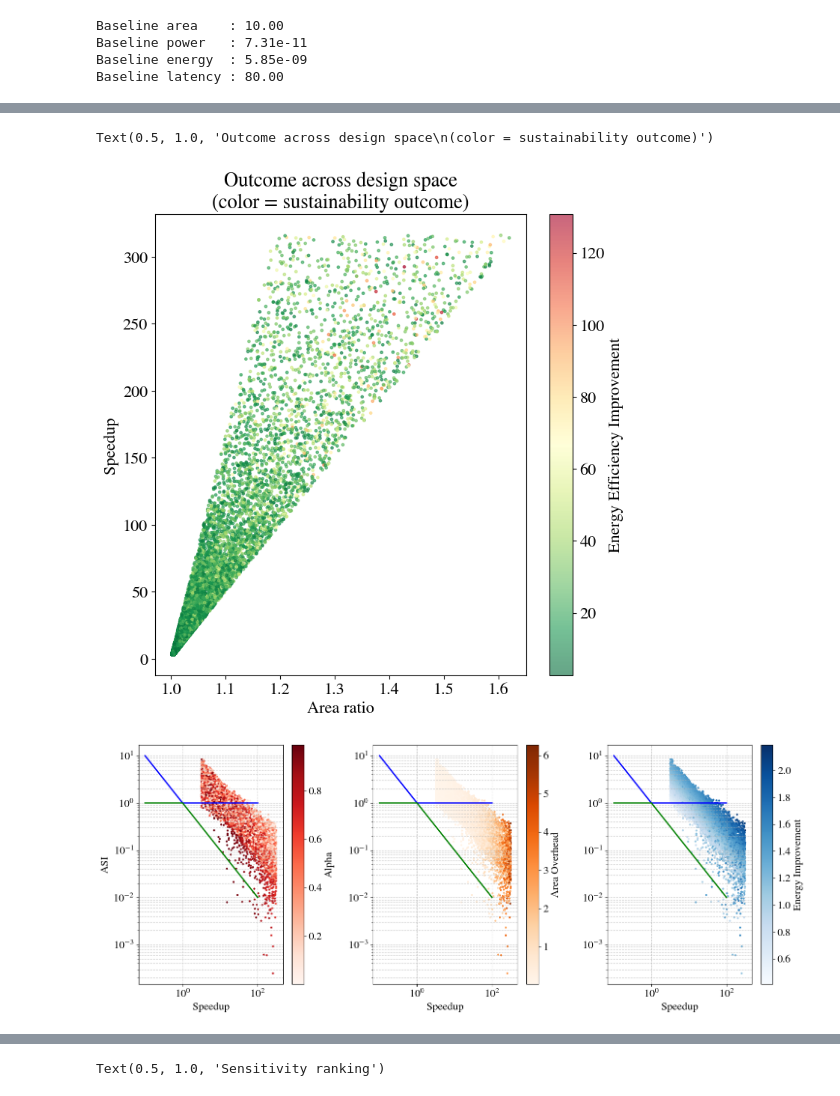
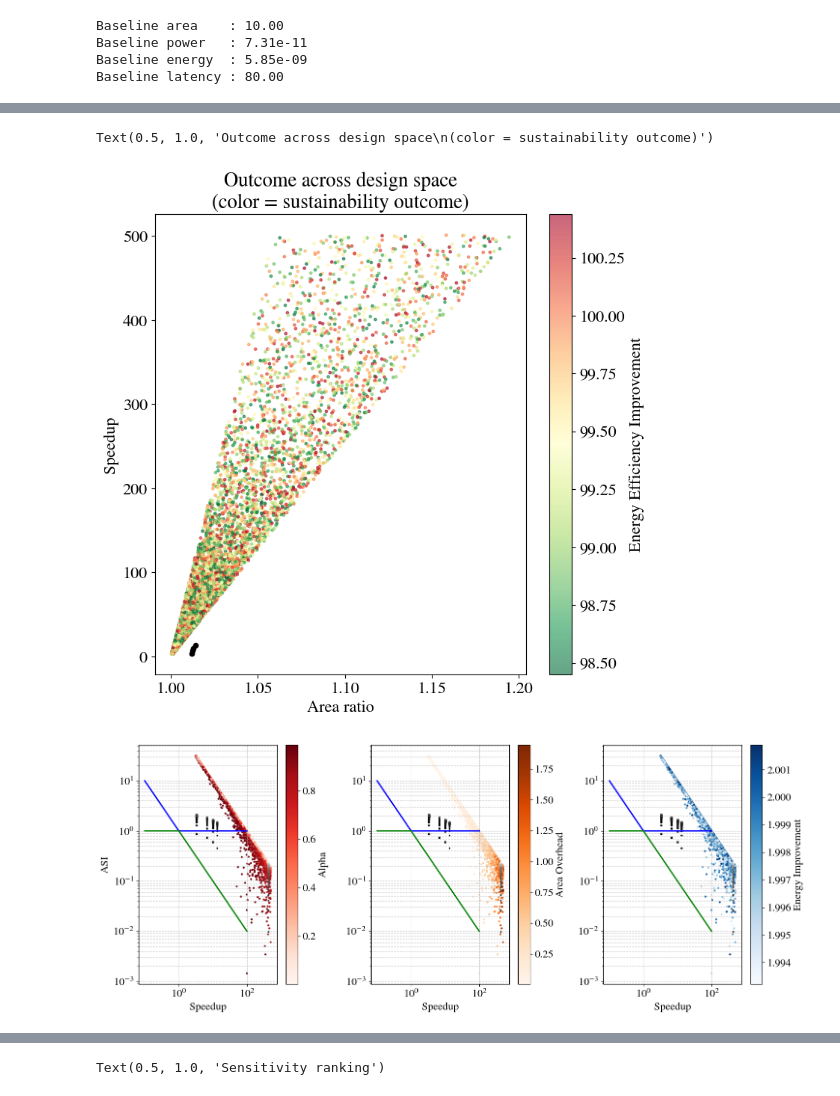
Before and after one commit to PolMaistriaux/IoT_Node_Modeling, a Jupyter notebook: Test_new_applications/Notebook_ASI_Framework.ipynb, the cells around one changed output, grey strips where cells are left out. Drawn from its saved outputs; the diff is of its cells as text; code cells hidden in the pictures.

```diff
--- a/Test_new_applications/Notebook_ASI_Framework.ipynb
+++ b/Test_new_applications/Notebook_ASI_Framework.ipynb
@@ -150,3 +150,8 @@ def scale_latency (latency= 1, nfft_ref = 1, nfft = 1, acc_type ="Memory-b"):
         elif acc_type[i].startswith("Pip"):
             latency_scaled[i] = latency[i] * nfft_ref / nfft[i]
     return latency_scaled
+# %%
+
+mem_size  = np.array([4096   ,   2048  ,  1024   , 512    ,  256     ] )
+mem_area  = np.array([0.0945 ,   0.0563,  0.0327 , 0.0202 ,  0.0152  ] )
+mem_e     = np.array([20.366 ,   14.951,  11.484 , 10.045 ,  4.04    ] ) *1.2 * 1e-3
@@ -276,17 +415,21 @@ ax[1].set_xlim([0,np.max(soa_speedup_ratio)])
 ax[0].grid(True, which='both', linestyle='--', alpha=0.7)
 ax[1].grid(True, which='both', linestyle='--', alpha=0.7)
 
-# Add our accelerator
-for i in range(soa_area_ratio.shape[0]):
-    p = ax[0].scatter(np.ones(len(alpha_studied))*soa_speedup_ratio[i],   np.maximum(soa_asi_res[:,i],-1),   c=alpha_studied,cmap="Reds",  s=4)
-    p = ax[1].scatter(np.ones(len(alpha_studied))*soa_speedup_ratio[i],   np.maximum(soa_asi_res[:,i],-1),   c=alpha_studied,cmap="Reds",  s=4)
-fig.colorbar(p,ax=ax[0],orientation='vertical',label='Alpha')
+## Add our accelerator
+#for i in range(soa_area_ratio.shape[0]):
+#    p = ax[0].scatter(np.ones(len(alpha_studied))*soa_speedup_ratio[i],   np.maximum(soa_asi_res[:,i],-1),   c=alpha_studied,cmap="Reds",  s=4)
+#    p = ax[1].scatter(np.ones(len(alpha_studied))*soa_speedup_ratio[i],   np.maximum(soa_asi_res[:,i],-1),   c=alpha_studied,cmap="Reds",  s=4)
+#fig.colorbar(p,ax=ax[0],orientation='vertical',label='Alpha')
 
 # Add our accelerator
 for i in range(our_area_ratio.shape[0]):
     p = ax[0].scatter(np.ones(len(alpha_studied))*our_speedup_ratio[i],   np.maximum(our_asi_res[:,i],-1),   c=alpha_studied,cmap="Reds",  s=4, marker='s')
     p = ax[1].scatter(np.ones(len(alpha_studied))*our_speedup_ratio[i],   np.maximum(our_asi_res[:,i],-1),   c=alpha_studied,cmap="Reds",  s=4, marker='s')
 
+for i in range(theor_area_ratio.shape[0]):
+    p = ax[0].scatter(np.ones(len(alpha_studied))*theor_speedup_ratio[i],   np.maximum(theor_asi_res[:,i],-1),   c=alpha_studied,cmap="Reds",  s=4, marker='<')
+    p = ax[1].scatter(np.ones(len(alpha_studied))*theor_speedup_ratio[i],   np.maximum(theor_asi_res[:,i],-1),   c=alpha_studied,cmap="Reds",  s=4, marker='<')
+
 ax[0].legend()
 # Add legend
 fig.tight_layout()
@@ -334,0 +478,10 @@ No artists with labels found to put in legend.  Note that artists whose label st
+# %%
+ref_point_soa = soA_name.index("Liu 18")
+
+ref_acc_area          =  soa_Area         [ref_point_soa] #0.2
+ref_acc_speedup       =  soa_speedup_ratio[ref_point_soa] #10
+ref_acc_energy_ratio  =  soa_energy_ratio [ref_point_soa] #10
+
+print(f"Ref. Point area         : {ref_acc_area:.2f}")
+print(f"Ref. Point Speedup      : {ref_acc_speedup:.2f}")
+print(f"Ref. Point Energy Ratio : {ref_acc_energy_ratio:.2e}")
@@ -335,13 +492,8 @@ No artists with labels found to put in legend.  Note that artists whose label st
 # %%
-
-ref_acc_area    = 0.2
-ref_acc_speedup = 10
-
-
 # Speedup factor for the accelerated task (accelerator time vs. baseline
 # software-only time). Used to derive the *active-time* energy reduction.
 #speedup = rng.triangular(left=5, mode=13, right=25, size=N)
-speedup = 10**rng.uniform(low=0.5, high=2.5, size=N)
+speedup = 10**rng.uniform(low=0.5, high=2.7, size=N)
 #speedup = rng.uniform(low=10, high=20, size=N)
 
 
@@ -359,7 +511,8 @@ area_overhead = deterministic_area* rng.uniform(low=0.3, high=1, size=N)
 #energy_ratio = 1 # /rng.triangular(left=5, mode=15, right=30, size=N)
 #energy_ratio = (1/ (10**rng.uniform(low=0.8, high=1.5, size=N)))
 
-energy_ratio = (1/ (10**rng.uniform(low=0.8, high=1.5, size=N))) / ((area_overhead  / ref_acc_area)**rng.uniform(low=0, high=0.5, size=N))
+#energy_ratio = (1/ (10**rng.uniform(low=0.8, high=1.5, size=N))) / ((area_overhead  / ref_acc_area)**rng.uniform(low=0, high=0.5, size=N))
+energy_ratio = ref_acc_energy_ratio * rng.uniform(low=0.99, high=1.01, size=N)
 
 power_ratio = (energy_ratio) * speedup
 
@@ -447,17 +603,22 @@ plt.show()
 # %%
 
 fig, axes = plt.subplots(1,1, figsize=(8, 8))
 
 ax = axes #axes[1, 0]
 sc = ax.scatter(area_ratio, speedup, c=1/energy_ratio,
                  cmap='RdYlGn_r', s=6, vmin=np.min(1/energy_ratio), vmax=np.max(1/energy_ratio), alpha=0.6)
+
 plt.colorbar(sc, ax=ax, label='Energy Efficiency Improvement')
+
+for i in range(our_Area.shape[0]):
+    ax.scatter (our_area_ratio[i], our_Speedup[i], s = 20, c ='black')
+
 ax.set_xlabel('Area ratio')
 ax.set_ylabel('Speedup')
 ax.set_title('Outcome across design space\n(color = sustainability outcome)')
 # %% [output]
 Text(0.5, 1.0, 'Outcome across design space\n(color = sustainability outcome)')
-[figure, old version]
+[figure, new version]
 # %%
 # ----------------------------------------------------------------------
 # 3. XASI METRIC
@@ -495,11 +656,21 @@ fig.colorbar(p,ax=ax[1],orientation='vertical',label='Area Overhead')
 p = ax[2].scatter(speedup,   asi_res,   c=np.log10(1/energy_ratio),cmap="Blues",  s=4, label='Our Accelerator')
 fig.colorbar(p,ax=ax[2],orientation='vertical',label='Energy Improvement')
 
+
+# Add our accelerator
+for i in range(our_area_ratio.shape[0]):
+    p = ax[0].scatter(np.ones(len(alpha_studied))*our_speedup_ratio[i],   np.maximum(our_asi_res[:,i],-1),   c=alpha_studied,cmap="Greys",  s=4, marker='s')
+    p = ax[1].scatter(np.ones(len(alpha_studied))*our_speedup_ratio[i],   np.maximum(our_asi_res[:,i],-1),   c=alpha_studied,cmap="Greys",  s=4, marker='s')
+    p = ax[2].scatter(np.ones(len(alpha_studied))*our_speedup_ratio[i],   np.maximum(our_asi_res[:,i],-1),   c=alpha_studied,cmap="Greys",  s=4, marker='s')
+
+p = ax[0].scatter(np.ones(len(alpha_studied))*soa_speedup_ratio[ref_point_soa],   np.maximum(soa_asi_res[:,ref_point_soa],-1),   c=alpha_studied,cmap="Greys",  s=4, marker='s')
+p = ax[1].scatter(np.ones(len(alpha_studied))*soa_speedup_ratio[ref_point_soa],   np.maximum(soa_asi_res[:,ref_point_soa],-1),   c=alpha_studied,cmap="Greys",  s=4, marker='s')
+p = ax[2].scatter(np.ones(len(alpha_studied))*soa_speedup_ratio[ref_point_soa],   np.maximum(soa_asi_res[:,ref_point_soa],-1),   c=alpha_studied,cmap="Greys",  s=4, marker='s')
 # Add legend
 fig.tight_layout()
 plt.show()
 # %% [output]
-[figure, old version]
+[figure, new version]
 # %%
 # ASI Framework separations
 speedup_space = np.linspace(0.01, np.max(speedup), 100)
```
Also changed, not shown: parts of 13 cells of this notebook.
